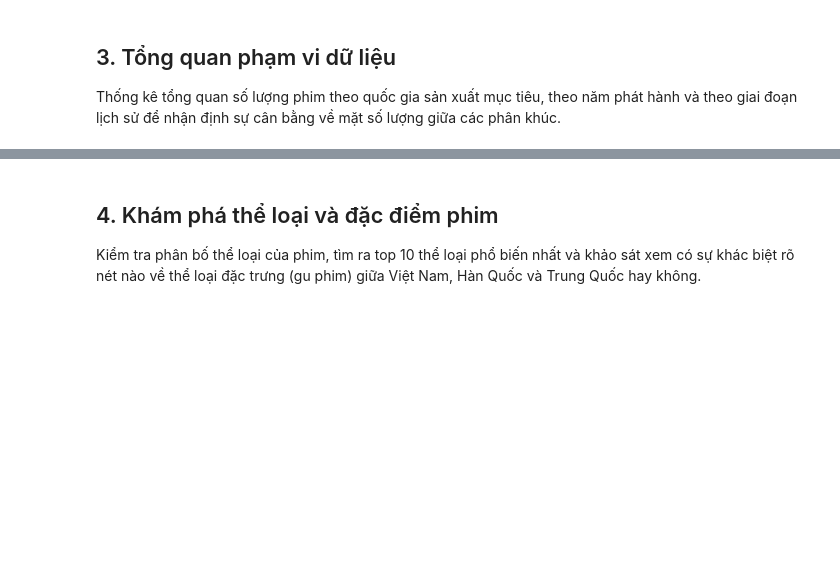
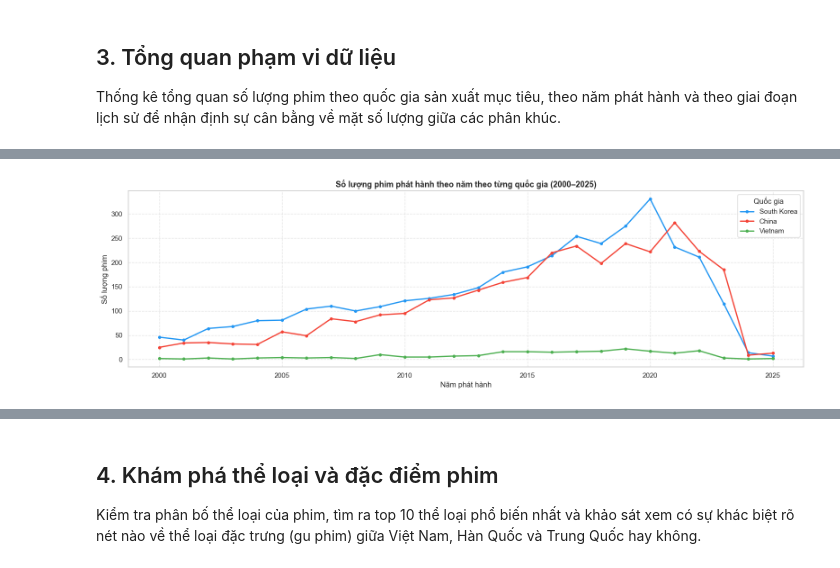
Before and after one commit to TrucHang676/Lab03-TMDB-PowerBI, a Jupyter notebook: notebooks/eda.ipynb, the cells around one changed output, grey strips where cells are left out. Saved outputs shown, nothing was run; the diff lists cells and outputs as text; code cells hidden in the pictures; blank space fills up the shorter version.

```diff
--- a/notebooks/eda.ipynb
+++ b/notebooks/eda.ipynb
@@ -112,0 +254,19 @@ print(df_clean["NamPhatHanh"].value_counts().sort_index())
+# %%
+
+# Bieu do 2: Line chart theo nam
+fig, ax = plt.subplots(figsize=(16, 5))
+palette = {"South Korea": "#2196F3", "China": "#F44336", "Vietnam": "#4CAF50"}
+for qg, color in palette.items():
+    sub = df_clean[df_clean["QuocGiaChinh"] == qg].groupby("NamPhatHanh").size()
+    ax.plot(sub.index, sub.values, marker="o", markersize=4, label=qg, color=color, linewidth=2)
+
+ax.set_title("Số lượng phim phát hành theo năm theo từng quốc gia (2000–2025)", fontsize=13, fontweight="bold")
+ax.set_xlabel("Năm phát hành")
+ax.set_ylabel("Số lượng phim")
+ax.legend(title="Quốc gia")
+ax.grid(True, linestyle="--", alpha=0.5)
+plt.tight_layout()
+plt.savefig("bieu_do_02_phim_theo_nam.png", dpi=120, bbox_inches="tight")
+plt.show()
+# %% [output]
+[figure, added]
```
Also changed, not shown: parts of 16 cells of this notebook.
